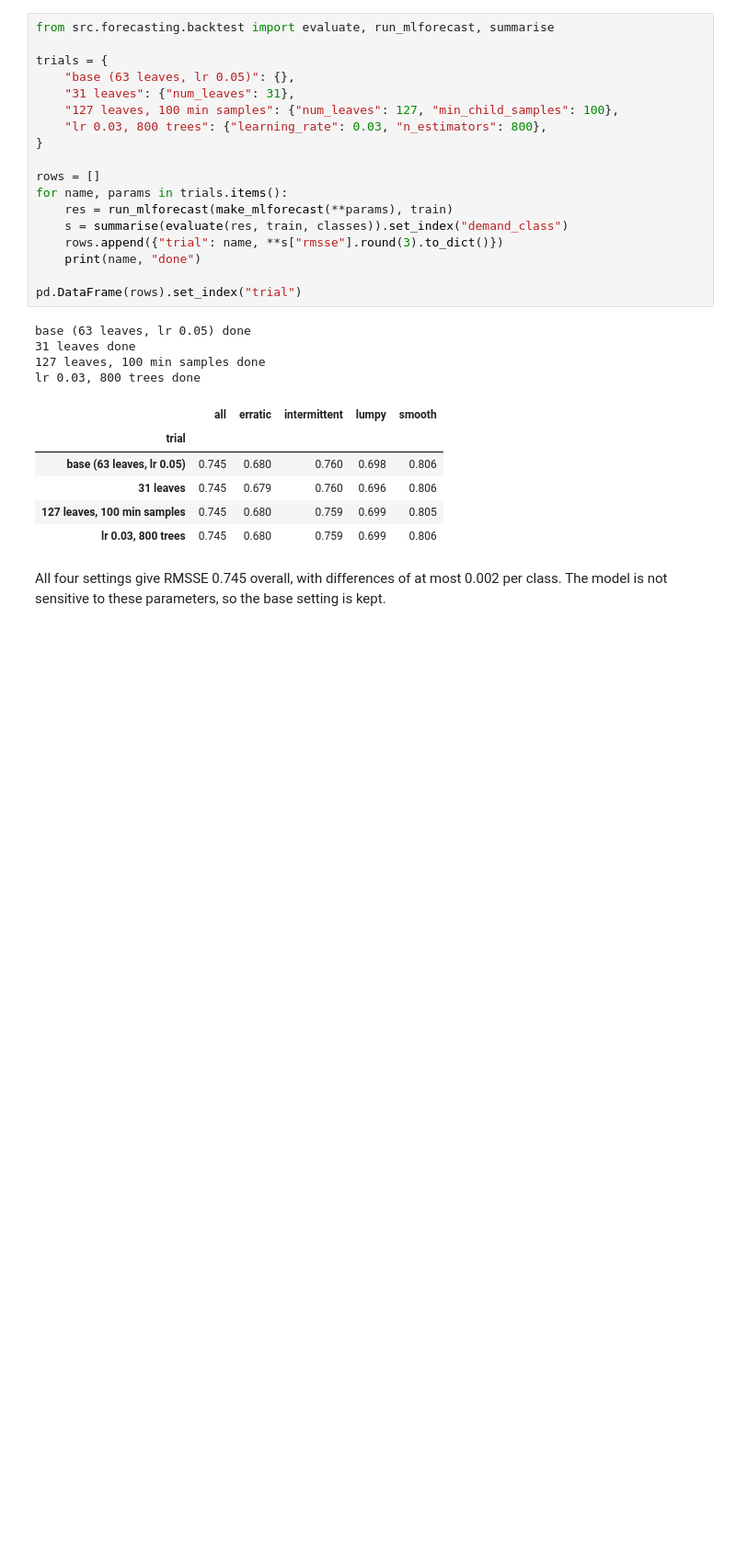
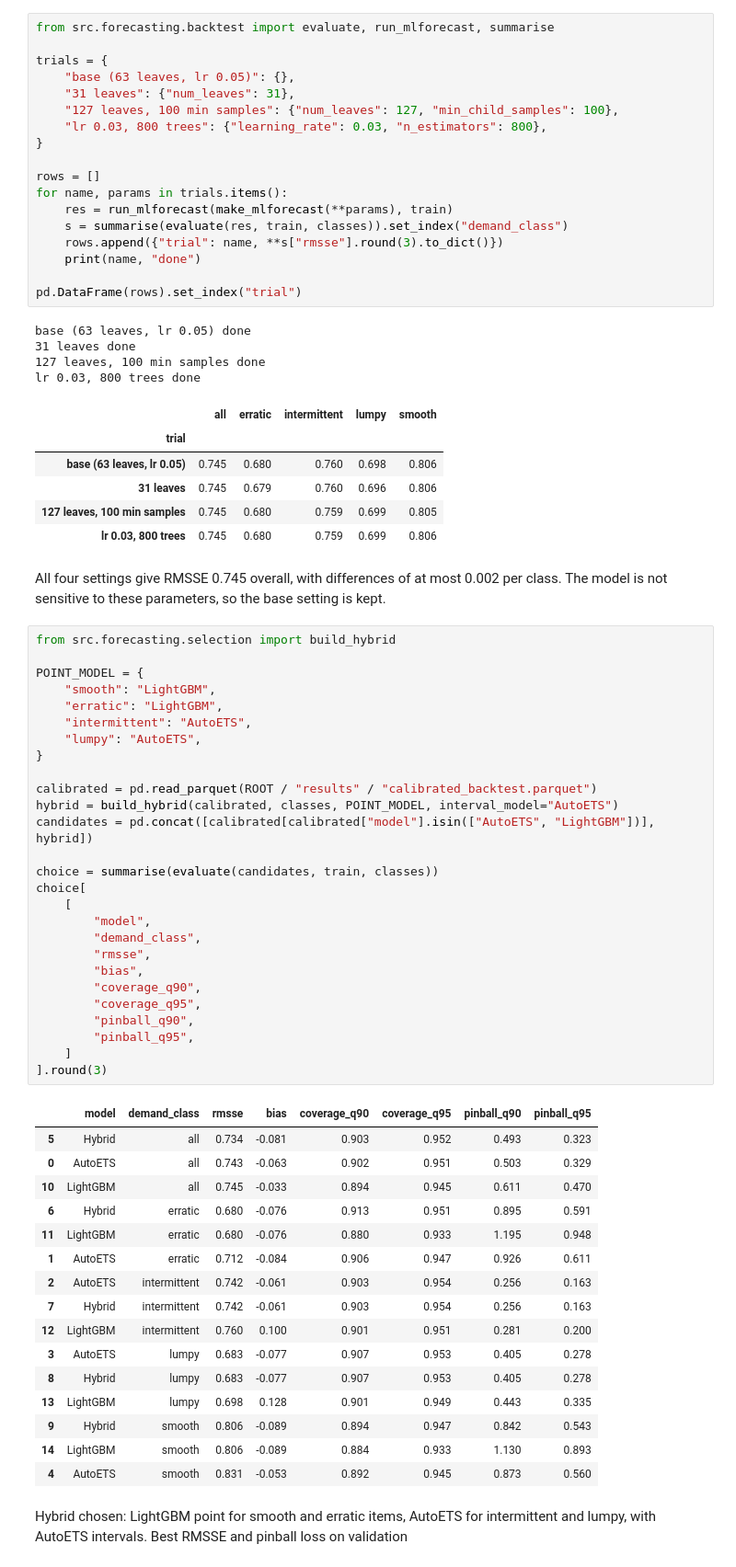
Before and after one commit to vitorneve-s7/supply-chain-decision-platform, a Jupyter notebook: notebooks/02_forecasting.ipynb, the cells around one changed output. Shown at 92% size. Saved outputs shown, nothing was run; the diff lists cells and outputs as text; blank space fills up the shorter version.

Commit message:
Choose hybrid model on validation windows

```diff
--- a/notebooks/02_forecasting.ipynb
+++ b/notebooks/02_forecasting.ipynb
@@ -86,3 +86,49 @@ lr 0.03, 800 trees done
 # %% [markdown]
 All four settings give RMSSE 0.745 overall, with differences of at most 0.002 per class.
 The model is not sensitive to these parameters, so the base setting is kept.
+# %%
+from src.forecasting.selection import build_hybrid
+
+POINT_MODEL = {
+    "smooth": "LightGBM",
+    "erratic": "LightGBM",
+    "intermittent": "AutoETS",
+    "lumpy": "AutoETS",
+}
+
+calibrated = pd.read_parquet(ROOT / "results" / "calibrated_backtest.parquet")
+hybrid = build_hybrid(calibrated, classes, POINT_MODEL, interval_model="AutoETS")
+candidates = pd.concat([calibrated[calibrated["model"].isin(["AutoETS", "LightGBM"])], hybrid])
+
+choice = summarise(evaluate(candidates, train, classes))
+choice[
+    [
+        "model",
+        "demand_class",
+        "rmsse",
+        "bias",
+        "coverage_q90",
+        "coverage_q95",
+        "pinball_q90",
+        "pinball_q95",
+    ]
+].round(3)
+# %% [output]
+|  | model | demand_class | rmsse | bias | coverage_q90 | coverage_q95 | pinball_q90 | pinball_q95 |
+| 5 | Hybrid | all | 0.734 | -0.081 | 0.903 | 0.952 | 0.493 | 0.323 |
+| 0 | AutoETS | all | 0.743 | -0.063 | 0.902 | 0.951 | 0.503 | 0.329 |
+| 10 | LightGBM | all | 0.745 | -0.033 | 0.894 | 0.945 | 0.611 | 0.470 |
+| 6 | Hybrid | erratic | 0.680 | -0.076 | 0.913 | 0.951 | 0.895 | 0.591 |
+| 11 | LightGBM | erratic | 0.680 | -0.076 | 0.880 | 0.933 | 1.195 | 0.948 |
+| 1 | AutoETS | erratic | 0.712 | -0.084 | 0.906 | 0.947 | 0.926 | 0.611 |
+| 2 | AutoETS | intermittent | 0.742 | -0.061 | 0.903 | 0.954 | 0.256 | 0.163 |
+| 7 | Hybrid | intermittent | 0.742 | -0.061 | 0.903 | 0.954 | 0.256 | 0.163 |
+| 12 | LightGBM | intermittent | 0.760 | 0.100 | 0.901 | 0.951 | 0.281 | 0.200 |
+| 3 | AutoETS | lumpy | 0.683 | -0.077 | 0.907 | 0.953 | 0.405 | 0.278 |
+| 8 | Hybrid | lumpy | 0.683 | -0.077 | 0.907 | 0.953 | 0.405 | 0.278 |
+| 13 | LightGBM | lumpy | 0.698 | 0.128 | 0.901 | 0.949 | 0.443 | 0.335 |
+| 9 | Hybrid | smooth | 0.806 | -0.089 | 0.894 | 0.947 | 0.842 | 0.543 |
+| 14 | LightGBM | smooth | 0.806 | -0.089 | 0.884 | 0.933 | 1.130 | 0.893 |
+| 4 | AutoETS | smooth | 0.831 | -0.053 | 0.892 | 0.945 | 0.873 | 0.560 |
+# %% [markdown]
+Hybrid chosen: LightGBM point for smooth and erratic items, AutoETS for intermittent and lumpy, with AutoETS intervals. Best RMSSE and pinball loss on validation
```
Also changed, not shown: 3 other files.
